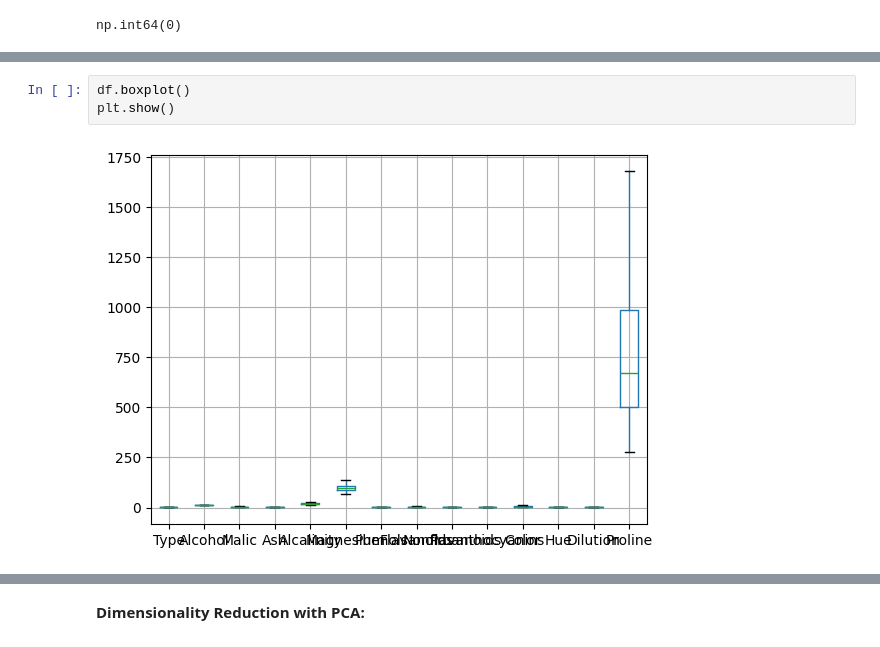
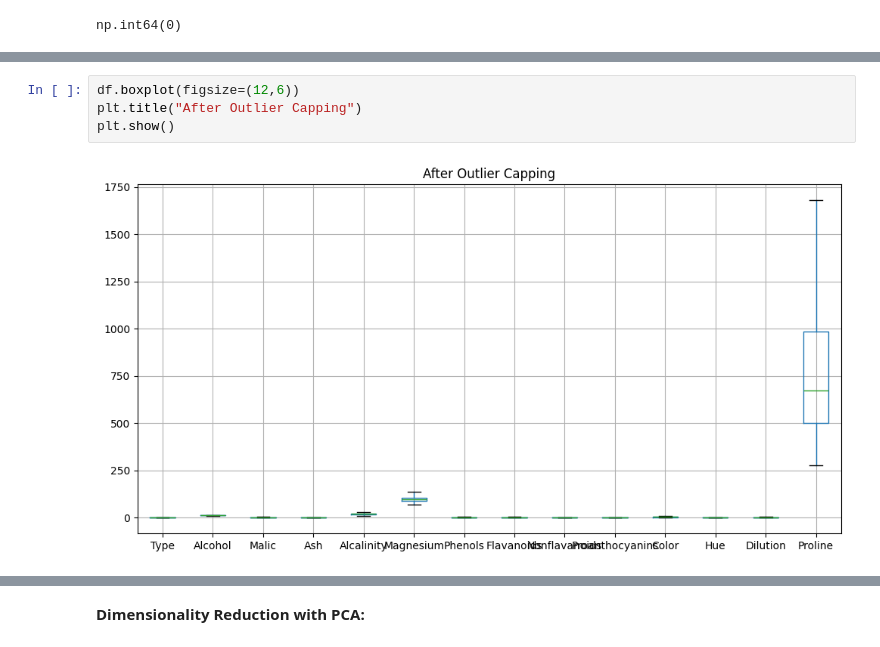
Before and after one commit to Sudeepkanase/Data_Science_work, a Jupyter notebook: Assignment_PCA.ipynb, the cells around one changed output, grey strips where cells are left out. Cells and saved outputs as stored; diff of their text form.

```diff
--- a/Assignment_PCA.ipynb
+++ b/Assignment_PCA.ipynb
@@ -82,8 +86,9 @@ for col in df.select_dtypes(['int','float']).columns:
 # %%
-df.boxplot()
+df.boxplot(figsize=(12,6))
+plt.title("After Outlier Capping")
 plt.show()
 # %% [output]
-[figure, old version]
+[figure, new version]
 # %%
 # Histogram
 df.hist(figsize=(15,15))
```
Also changed, not shown: parts of 45 cells of this notebook.
